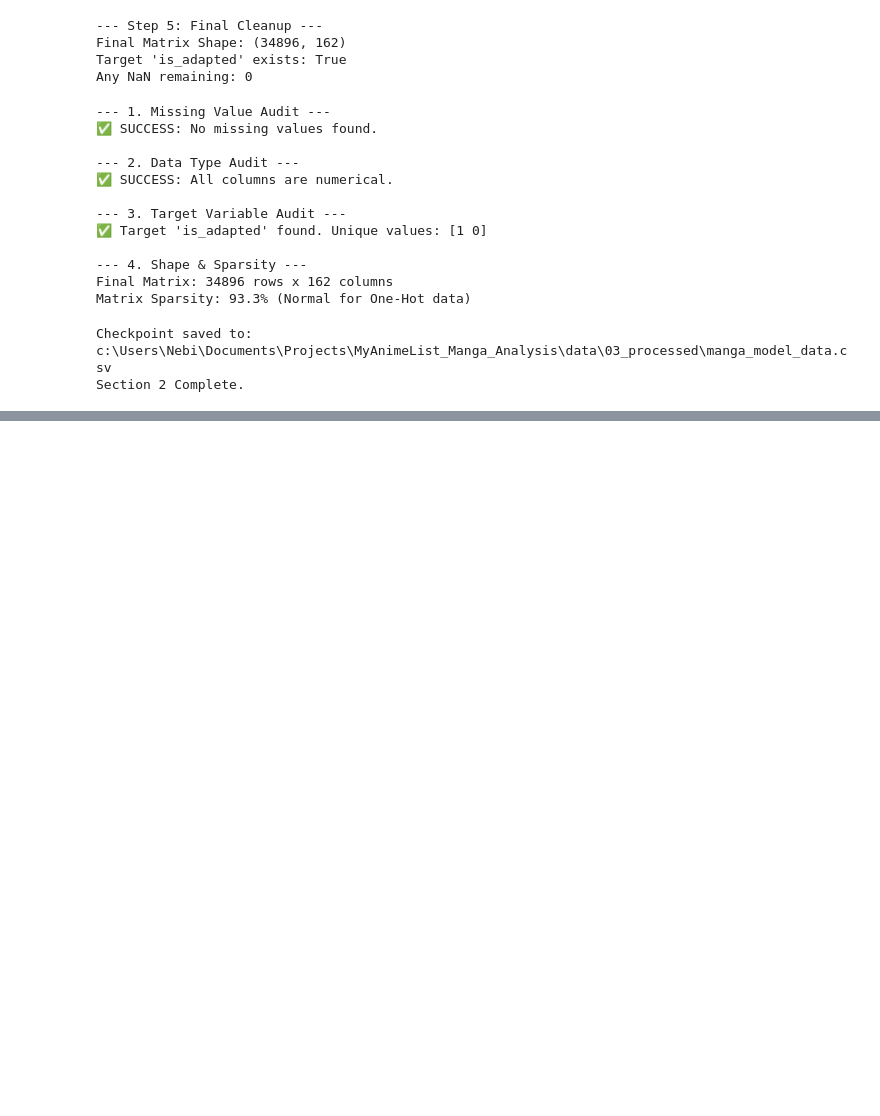
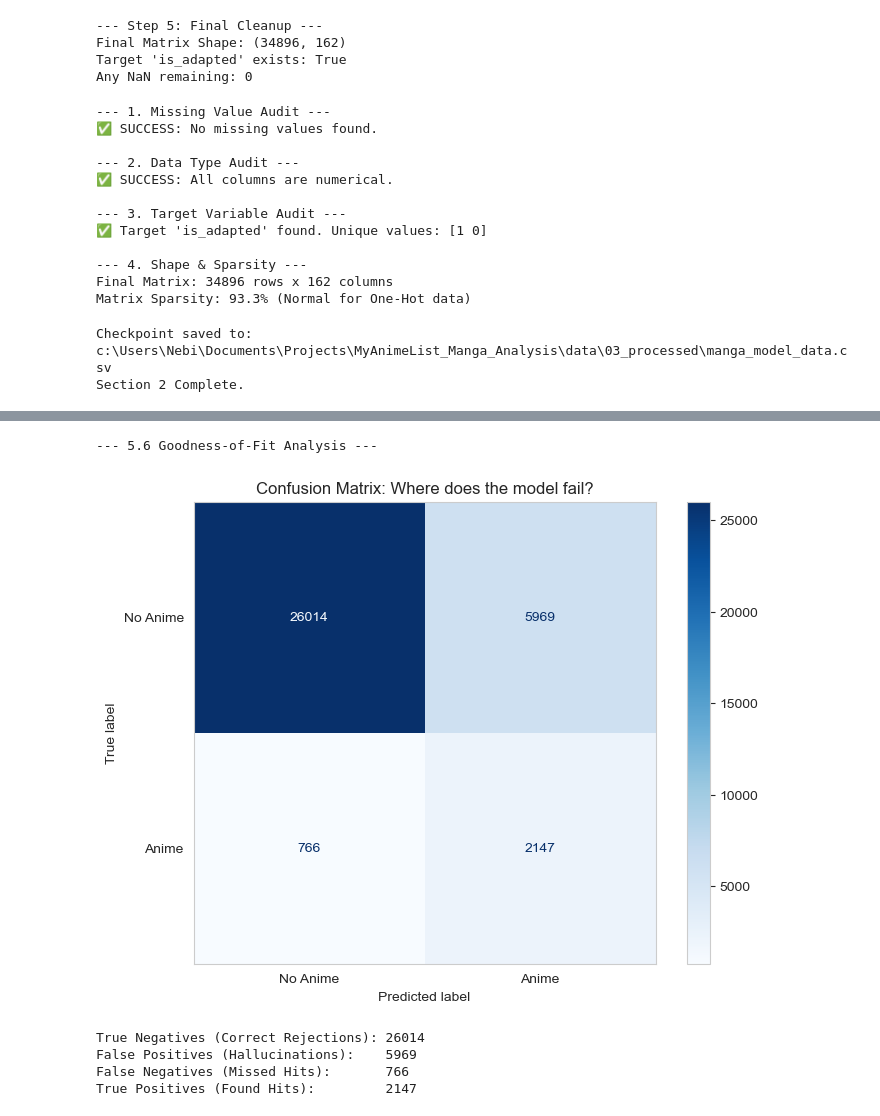
Before and after one commit to kennethyyoung/MyAnimeList_Manga_Analysis, a Jupyter notebook: notebooks/analysis.ipynb, the cells around one changed output, grey strips where cells are left out. Cells and saved outputs as stored; diff of their text form; code cells hidden in the pictures; blank space fills up the shorter version.

```diff
--- a/notebooks/analysis.ipynb
+++ b/notebooks/analysis.ipynb
@@ -1532,0 +1728,35 @@ Section 2 Complete.
+# %%
+print("--- 5.6 Goodness-of-Fit Analysis ---")
+
+# 1. Generate Predictions using the Best Model (Lasso)
+# We use cross_val_predict to get 'clean' predictions for the entire dataset
+# (simulating how it performs on unseen data)
+from sklearn.model_selection import cross_val_predict
+
+best_pipeline = models["Regularized (Lasso)"]
+y_pred = cross_val_predict(best_pipeline, X, y, cv=cv)
+
+# 2. Compute Confusion Matrix
+cm = confusion_matrix(y, y_pred)
+
+# 3. Visualize
+plt.figure(figsize=(8, 6))
+disp = ConfusionMatrixDisplay(confusion_matrix=cm, display_labels=['No Anime', 'Anime'])
+disp.plot(cmap='Blues', values_format='d', ax=plt.gca())
+plt.title("Confusion Matrix: Where does the model fail?")
+plt.grid(False)
+plt.show()
+
+# 4. Quantitative Analysis
+tn, fp, fn, tp = cm.ravel()
+print(f"True Negatives (Correct Rejections): {tn}")
+print(f"False Positives (Hallucinations):    {fp}")
+print(f"False Negatives (Missed Hits):       {fn}")
+print(f"True Positives (Found Hits):         {tp}")
+# %% [output]
+--- 5.6 Goodness-of-Fit Analysis ---
+[figure, added]
+True Negatives (Correct Rejections): 26014
+False Positives (Hallucinations):    5969
+False Negatives (Missed Hits):       766
+True Positives (Found Hits):         2147
```
Also changed, not shown: parts of 11 cells of this notebook.
